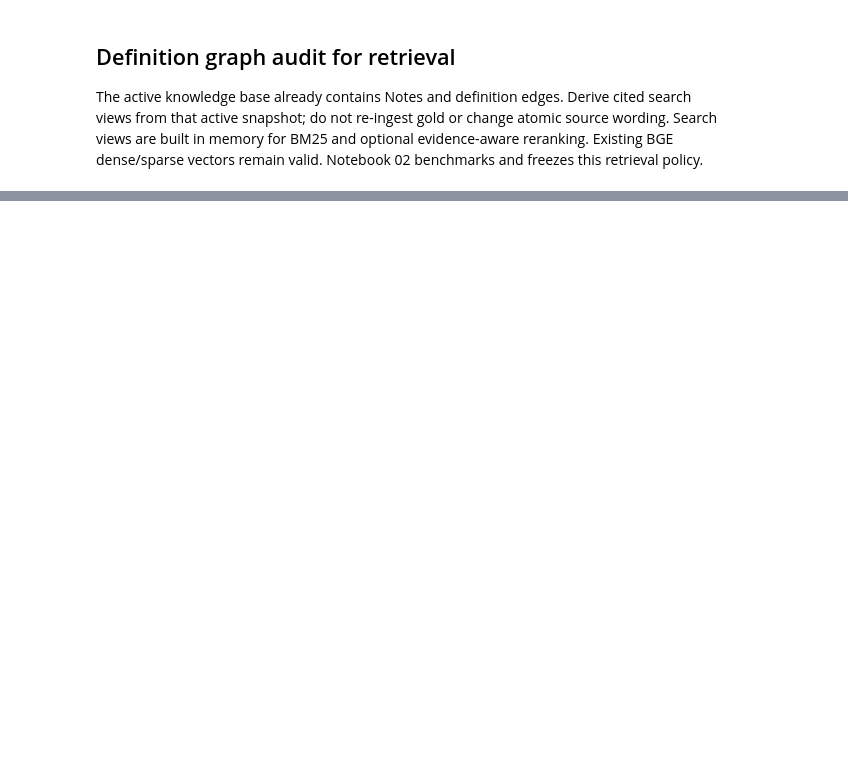
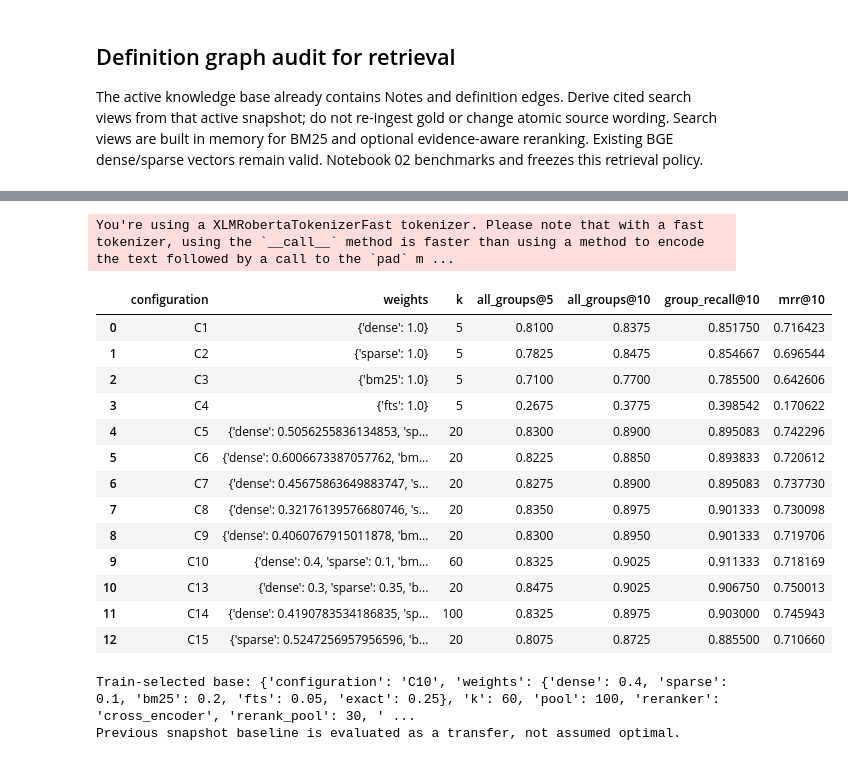
Before and after one commit to capkimkhanh2k5/Logistics_ERPNext_RAG, a Jupyter notebook: apps/aiAgent/notebooks/01_build_knowledge_base.ipynb, the cells around one changed output, grey strips where cells are left out. Drawn from its saved outputs; the diff is of its cells as text; code cells hidden in the pictures; blank space fills up the shorter version.

```diff
--- a/apps/aiAgent/notebooks/01_build_knowledge_base.ipynb
+++ b/apps/aiAgent/notebooks/01_build_knowledge_base.ipynb
@@ -572,0 +681,69 @@ Source-backed definition views: 49 Active snapshot: {'singleton': True, 'snapsho
+# %%
+with capture_output():
+    train_cache = branch_cache(
+        runtime,
+        qa_train,
+        intent="knowledge",
+        pool=100,
+        filters={"chunk_types": QA_CHUNK_TYPES},
+        mask_questioned_codes=True,
+    )
+family_best = []
+for family in CONFIGURATIONS:
+    family_best.append(sweep_qa_weights(train_cache, family)[0])
+base_choice = max(family_best, key=qa_objective)
+base_policy = {
+    "configuration": base_choice["configuration"],
+    "weights": base_choice["weights"],
+    "k": base_choice["k"],
+    "pool": 100,
+    "reranker": "cross_encoder",
+    "rerank_pool": 30,
+    "rank_weight": 0.75,
+    "graph_before_rerank": False,
+    "query_split_weight": 0.0,
+}
+old_policy = {
+    "configuration": "C11",
+    "weights": {"dense": 0.30, "sparse": 0.05, "bm25": 0.30, "fts": 0.05, "exact": 0.30},
+    "k": 5,
+    "pool": 100,
+    "reranker": "cross_encoder",
+    "rerank_pool": 30,
+    "rank_weight": 0.75,
+    "graph_before_rerank": False,
+    "query_split_weight": 0.0,
+}
+display(
+    pd.DataFrame(family_best)[
+        [
+            "configuration",
+            "weights",
+            "k",
+            "all_groups@5",
+            "all_groups@10",
+            "group_recall@10",
+            "mrr@10",
+        ]
+    ]
+)
+print("Train-selected base:", base_policy)
+print("Previous snapshot baseline is evaluated as a transfer, not assumed optimal.")
+# %% [output]
+You're using a XLMRobertaTokenizerFast tokenizer. Please note that with a fast tokenizer, using the `__call__` method is faster than using a method to encode the text followed by a call to the `pad` m ...
+|  | configuration | weights | k | all_groups@5 | all_groups@10 | group_recall@10 | mrr@10 |
+| 0 | C1 | {'dense': 1.0} | 5 | 0.8100 | 0.8375 | 0.851750 | 0.716423 |
+| 1 | C2 | {'sparse': 1.0} | 5 | 0.7825 | 0.8475 | 0.854667 | 0.696544 |
+| 2 | C3 | {'bm25': 1.0} | 5 | 0.7100 | 0.7700 | 0.785500 | 0.642606 |
+| 3 | C4 | {'fts': 1.0} | 5 | 0.2675 | 0.3775 | 0.398542 | 0.170622 |
+| 4 | C5 | {'dense': 0.5056255836134853, 'sp... | 20 | 0.8300 | 0.8900 | 0.895083 | 0.742296 |
+| 5 | C6 | {'dense': 0.6006673387057762, 'bm... | 20 | 0.8225 | 0.8850 | 0.893833 | 0.720612 |
+| 6 | C7 | {'dense': 0.45675863649883747, 's... | 20 | 0.8275 | 0.8900 | 0.895083 | 0.737730 |
+| 7 | C8 | {'dense': 0.32176139576680746, 's... | 20 | 0.8350 | 0.8975 | 0.901333 | 0.730098 |
+| 8 | C9 | {'dense': 0.4060767915011878, 'bm... | 20 | 0.8300 | 0.8950 | 0.901333 | 0.719706 |
+| 9 | C10 | {'dense': 0.4, 'sparse': 0.1, 'bm... | 60 | 0.8325 | 0.9025 | 0.911333 | 0.718169 |
+| 10 | C13 | {'dense': 0.3, 'sparse': 0.35, 'b... | 20 | 0.8475 | 0.9025 | 0.906750 | 0.750013 |
+| 11 | C14 | {'dense': 0.4190783534186835, 'sp... | 100 | 0.8325 | 0.8975 | 0.903000 | 0.745943 |
+| 12 | C15 | {'sparse': 0.5247256957956596, 'b... | 20 | 0.8075 | 0.8725 | 0.885500 | 0.710660 |
+Train-selected base: {'configuration': 'C10', 'weights': {'dense': 0.4, 'sparse': 0.1, 'bm25': 0.2, 'fts': 0.05, 'exact': 0.25}, 'k': 60, 'pool': 100, 'reranker': 'cross_encoder', 'rerank_pool': 30, ' ...
+Previous snapshot baseline is evaluated as a transfer, not assumed optimal.
```
Also changed, not shown: parts of 28 cells of this notebook, 8 other files.
